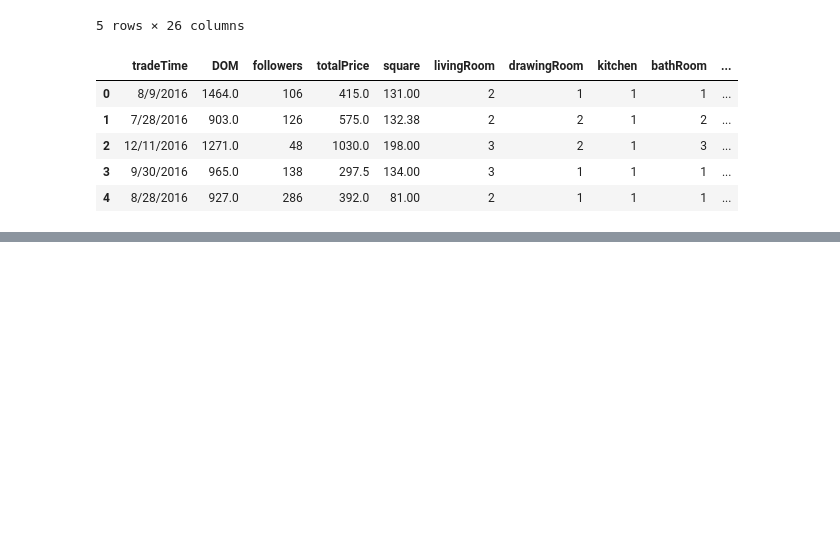
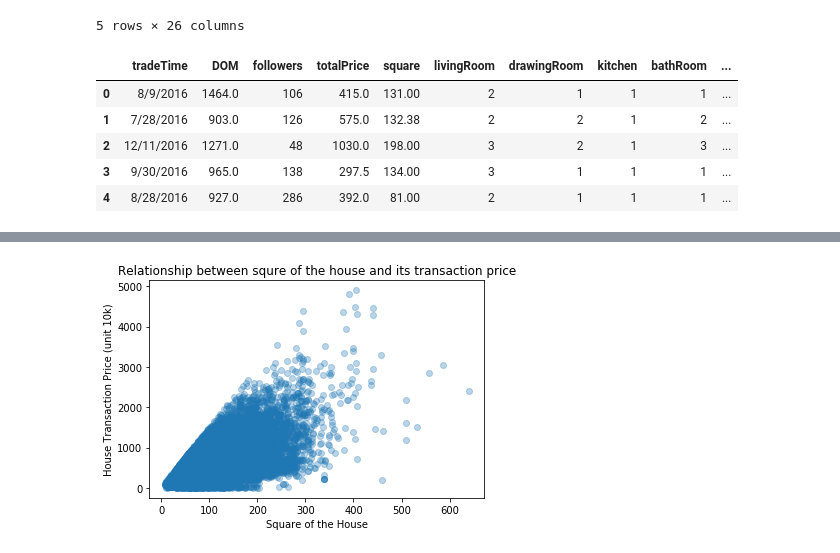
Before and after one commit to ashleyz7/370-Housing-Price-Project, a Jupyter notebook: analysis2.ipynb, the cells around one changed output, grey strips where cells are left out. Cells and saved outputs as stored; diff of their text form; code cells hidden in the pictures; blank space fills up the shorter version.

```diff
--- a/analysis2.ipynb
+++ b/analysis2.ipynb
@@ -162,0 +157,22 @@ train_features, test_features, train_outcome, test_outcome = train_test_split(
+# %%
+def price(dataset):
+    """distribution of the housing transaction price (unit is 10k)
+    """
+    plt.hist(dataset.totalPrice)
+    plt.xlabel('Transaction price (unit 10k)')
+    plt.ylabel('Number of Transaction Occurs at this Price')
+    plt.title('Distribution of the housing transaction price for Beijing' )
+    plt.show()
+price(data)
+# %%
+def square_corr(dataset):
+    """relationship between the square of a house and its housing transaction price (unit is 10k)
+    """
+    plt.scatter(dataset.square, dataset.totalPrice, alpha = .3)
+    plt.xlabel('Square of the House')
+    plt.ylabel('House Transaction Price (unit 10k)')
+    plt.title('Relationship between square of the house and its transaction price')
+    plt.show()
+square_corr(data)
+# %% [output]
+[figure, added]
```
Also changed, not shown: parts of 22 cells of this notebook.
